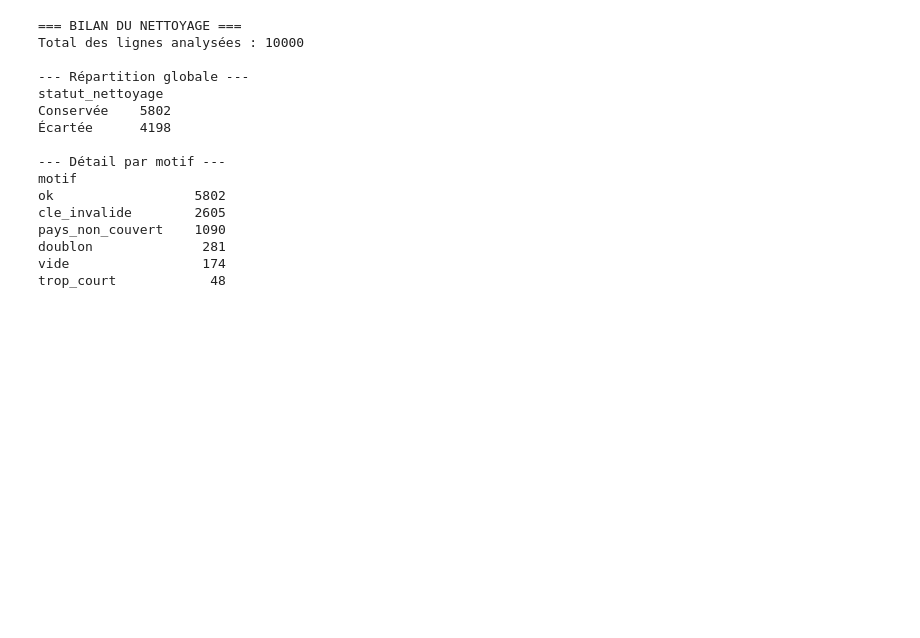
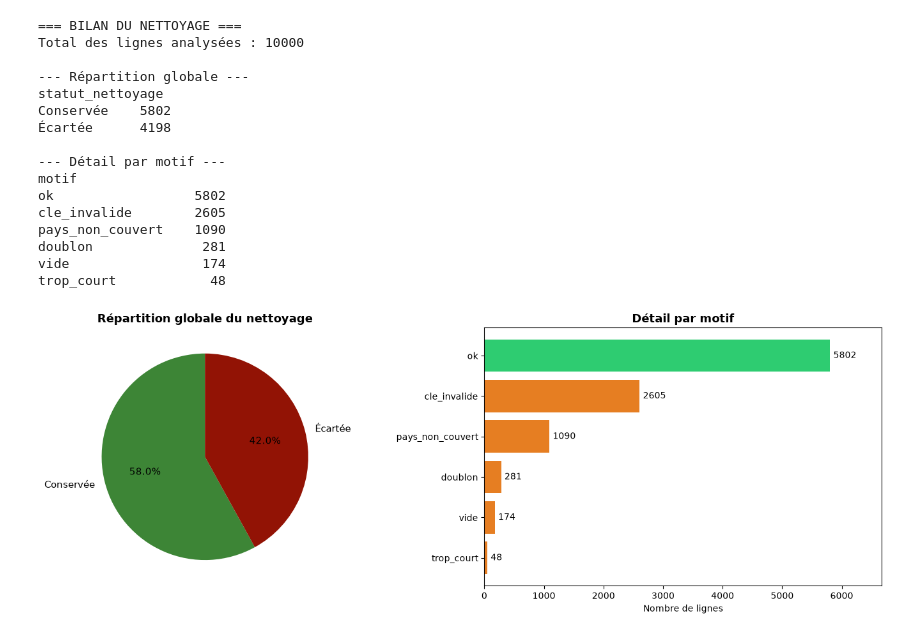
Before and after one commit to H-DBER/API-VIES, a Jupyter notebook: notebook/2.Nettoyage.ipynb, the cells around one changed output. Cells and saved outputs as stored; diff of their text form; code cells hidden in the pictures; blank space fills up the shorter version.

```diff
--- a/notebook/2.Nettoyage.ipynb
+++ b/notebook/2.Nettoyage.ipynb
@@ -234,3 +234,49 @@ pays_non_couvert    1090
 doublon              281
 vide                 174
 trop_court            48
+# %%
+# création des visuels pour la directrice
+
+import matplotlib.pyplot as plt
+
+fig, (ax1, ax2) = plt.subplots(1, 2, figsize=(14, 5))
+comptage_global = data_csv["statut_nettoyage"].value_counts()
+couleurs_global = [
+    "#3d8536" if statut == "Conservée" else "#921305"
+    for statut in comptage_global.index
+]
+
+ax1.pie(
+    comptage_global,
+    labels=comptage_global.index,
+    autopct="%1.1f%%",  # Affiche les pourcentages
+    startangle=90,
+    colors=couleurs_global,
+    textprops={"fontsize": 11},
+)
+ax1.set_title("Répartition globale du nettoyage", fontsize=13, fontweight="bold")
+comptage_motif = data_csv["motif"].value_counts().sort_values(ascending=True)
+couleurs_motif = [
+    "#2ecc71" if motif == "ok" else "#e67e22" for motif in comptage_motif.index
+]
+
+barres = ax2.barh(
+    comptage_motif.index, comptage_motif.values, color=couleurs_motif
+)
+ax2.set_title("Détail par motif", fontsize=13, fontweight="bold")
+ax2.set_xlabel("Nombre de lignes")
+
+for barre in barres:
+  largeur = barre.get_width()
+  ax2.text(
+      largeur + (comptage_motif.max() * 0.01),  # Petit décalage à droite
+      barre.get_y() + barre.get_height() / 2,
+      f"{int(largeur)}",
+      va="center",
+      fontsize=10,
+  )
+ax2.set_xlim(0, comptage_motif.max() * 1.15)
+plt.tight_layout()
+plt.show()
+# %% [output]
+[figure, added]
```
Also changed, not shown: 6 other files.
